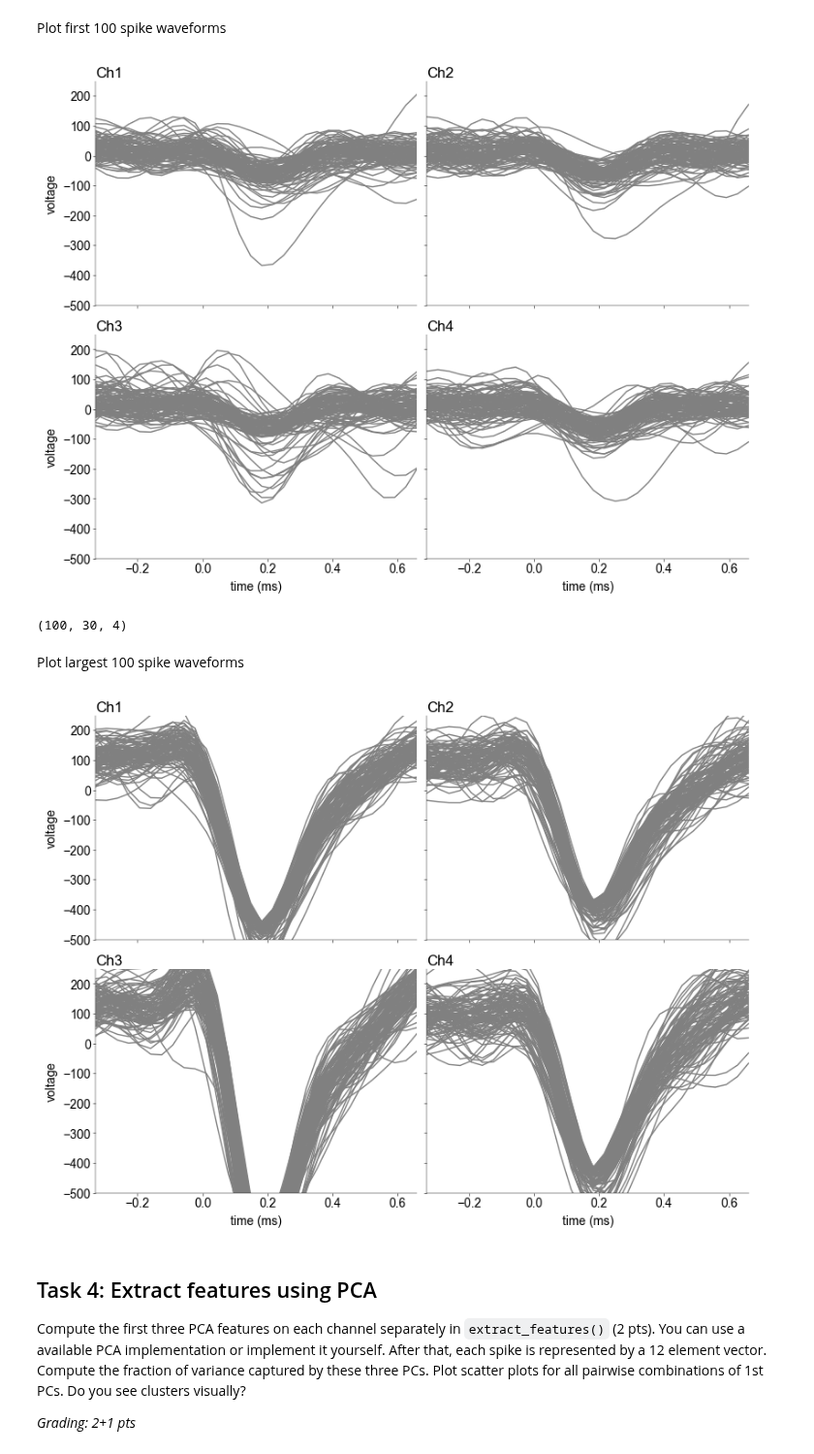
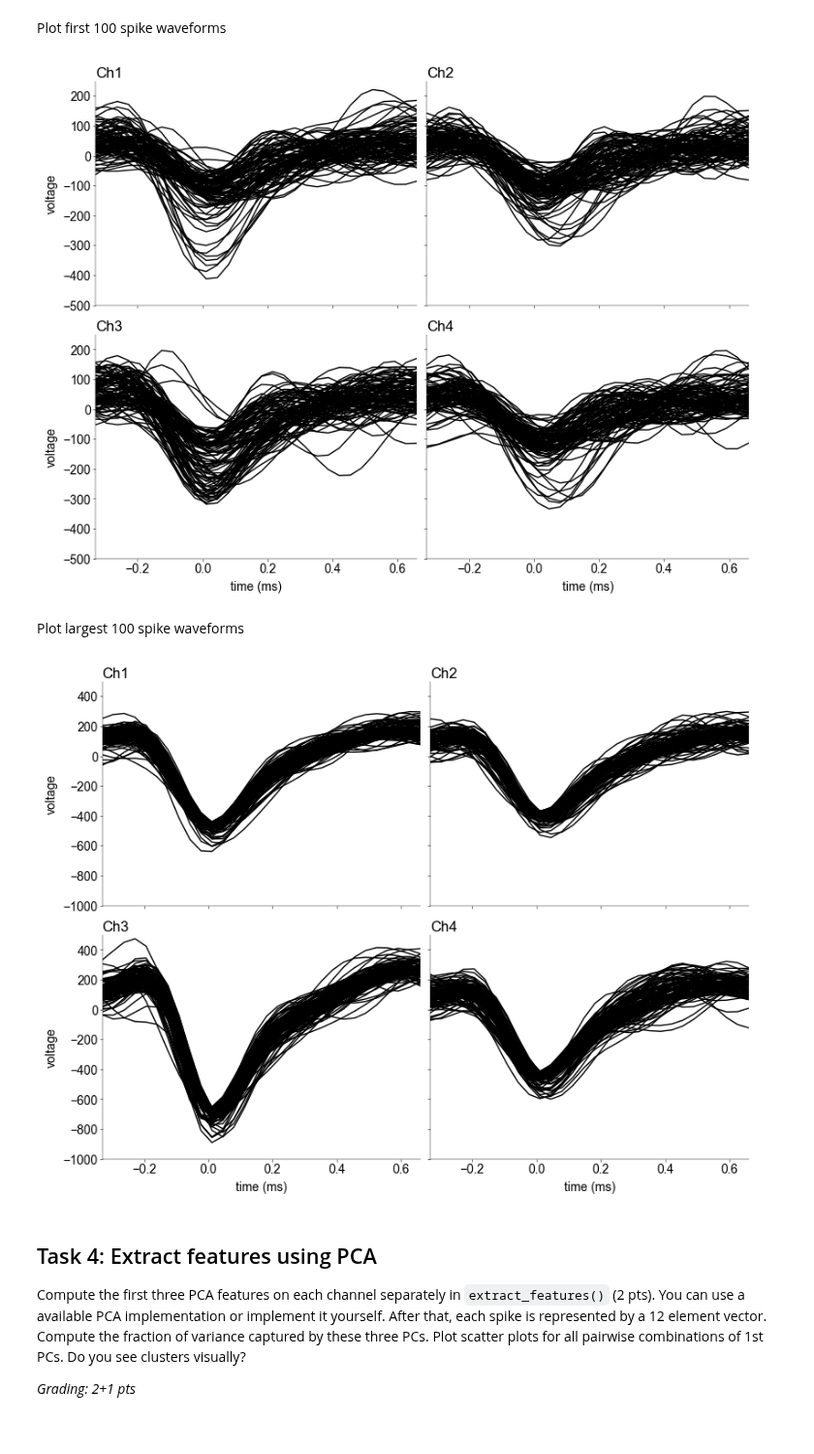
Before and after one commit to H-Kugler/neural-data-science, a Jupyter notebook: notebooks/CodingLab1.ipynb, the cells around one changed output. Shown at 97% size. Cells and saved outputs as stored; diff of their text form; code cells hidden in the pictures.

````diff
--- a/notebooks/CodingLab1.ipynb
+++ b/notebooks/CodingLab1.ipynb
@@ -266,7 +267,7 @@ def detect_spikes(
 
     return s, t, thrd
 # %%
-s, t_s, thrd = detect_spikes(x=xf, fs=fs)
+s, t_s, thrd = detect_spikes(x=xf, fs=fs, N=8)
 # %%
 print(s.shape, t.shape)
 print(s[0], t[0])
@@ -364,15 +365,15 @@ def extract_waveforms(x: np.ndarray, s: np.ndarray) -> np.ndarray:
     # extract spike waveforms (1 pt)
     # ------------------------------
 
-    n_spikes, n_channels = s.shape
+    _, n_channels = s.shape
     length_window = 30
-    half_window = int(length_window / 2)
+    half_window = length_window // 3
 
     w = np.stack(
         [
             np.stack(
                 [
-                    x[-half_window + spike : spike + half_window, ch]
+                    x[-half_window + spike : spike + 2 * half_window, ch]
                     for spike in s[..., ch]
                 ]
             )
@@ -428,19 +429,9 @@ for i, col in enumerate(cols):
     else:
         ax[col].set_yticklabels([])
 
-    ax[col].plot(t_s, waves[..., i].T, color="grey")
+    ax[col].plot(t_s, waves[..., i].T, color="black", alpha=0.3)
 # %% [output]
-[figure, old version]
+[figure, new version]
-# %%
-np.stack(
-    [
-        waveforms[..., i][np.argpartition(-np.abs(xf[s]), 100, axis=0)[:100, i]]
-        for i in range(4)
-    ],
-    axis=2,
-)
-# %% [output]
-(100, 30, 4)
 # %% [markdown]
 Plot largest 100 spike waveforms
 # %%
@@ -449,39 +440,38 @@ mosaic = [
     ["Ch3", "Ch4"],
 ]
 fig, ax = plt.subplot_mosaic(
     mosaic=mosaic, figsize=(8, 6), layout="constrained", dpi=100
 )
 
 # -------------------------------------
 # plot the largest 100 spikes (0.5 pts)
 # -------------------------------------
 # extract indices of the largest 100 spikes
 waves = np.stack(
-    [
-        waveforms[..., i][np.argpartition(-np.abs(xf[s]), 100, axis=0)[:100, i]]
-        for i in range(4)
-    ],
+    [waveforms[..., i][np.argpartition(xf[s], 100, axis=0)[:100, i]] for i in range(4)],
     axis=2,
 )
 t_s = np.linspace(x_limits[0], x_limits[1], num=waves.shape[1])
+y_limits = (-1000, 500)
+
 
 # cols = ["Ch1", "Ch2", "Ch3", "Ch4"]
 for i, col in enumerate(cols):
     ax[col].set_ylim(y_limits)
     ax[col].set_xlim(x_limits)
     ax[col].set_title(col, loc="left")
     if col == "Ch3" or col == "Ch4":
         ax[col].set_xlabel("time (ms)")
     else:
         ax[col].set_xticklabels([])
     if col == "Ch1" or col == "Ch3":
         ax[col].set_ylabel("voltage")
     else:
         ax[col].set_yticklabels([])
 
-    ax[col].plot(t_s, waves[..., i].T, color="grey")
+    ax[col].plot(t_s, waves[..., i].T, color="black")
 # %% [output]
-[figure, old version]
+[figure, new version]
 # %% [markdown]
 ## Task 4: Extract features using PCA
 Compute the first three PCA features on each channel separately in ```extract_features()``` (2 pts). You can use a available PCA implementation or implement it yourself. After that, each spike is represented by a 12 element vector. Compute the fraction of variance captured by these three PCs.
````
Also changed, not shown: parts of 8 cells of this notebook.
